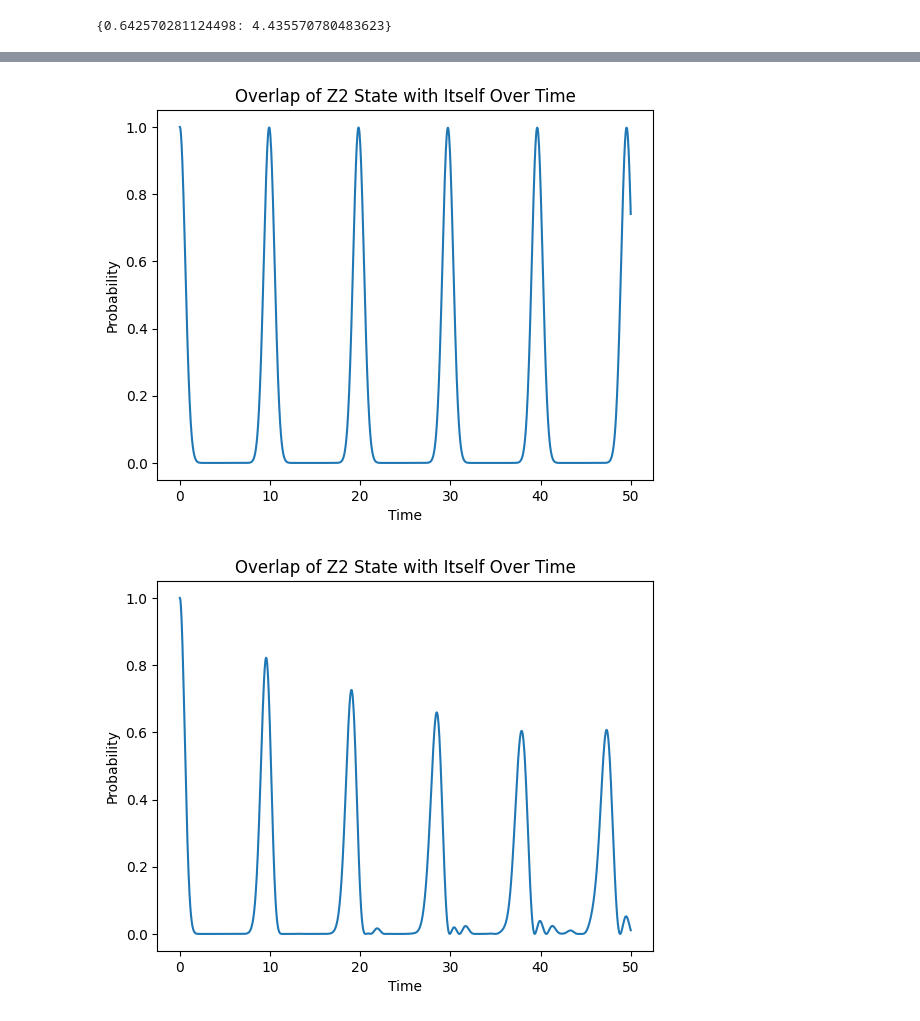
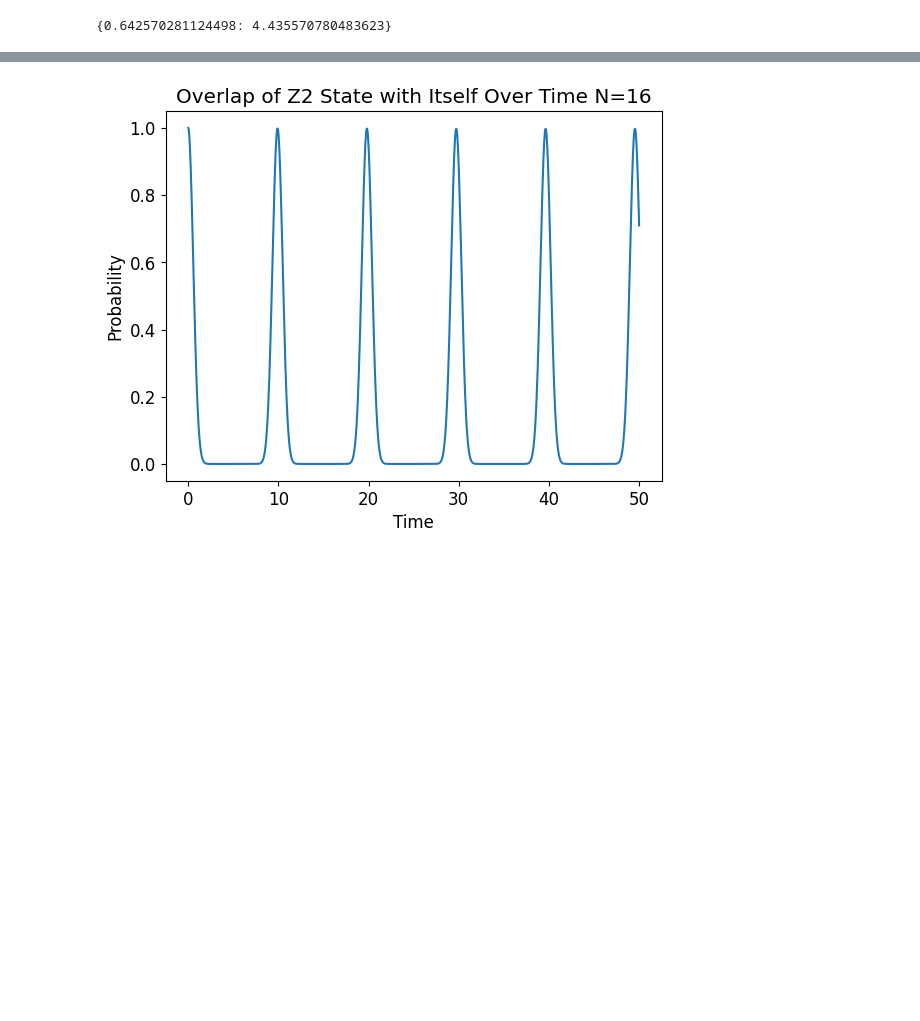
Before and after one commit to Idden/Quantum-Internship, a Jupyter notebook: Quantum_Batteries_Scars/betterPXP_Hamitonian.ipynb, the cells around one changed output, grey strips where cells are left out. Cells and saved outputs as stored; diff of their text form; code cells hidden in the pictures; blank space fills up the shorter version.

```diff
--- a/Quantum_Batteries_Scars/betterPXP_Hamitonian.ipynb
+++ b/Quantum_Batteries_Scars/betterPXP_Hamitonian.ipynb
@@ -10,5 +10,5 @@ from Quantum_Batteries_Scars.disorder_tests.quantumScarFunctions import *
 # %%
-N = 14 # IDDEN MAKE SURE TO MAKE THIS AN EVEN NUMBER <-----------------------------------------------------------------------------------------------------------------------------
+N = 16 # IDDEN MAKE SURE TO MAKE THIS AN EVEN NUMBER <-----------------------------------------------------------------------------------------------------------------------------
 basisList = binNoConsecOnesEfficient(N)
 for basis in basisList:
     if basis[0] == '1' and basis[-1] == '1':
@@ -377,6 +381,4 @@ plotAmpEigenstatesZ2Log(H0, psi0)
 # %%
-plotProbZ2Time(H0, psi0, t=50)
-plotProbZ2Time(qt.Qobj(ohms / 2 * matrixBareHamiltonian), psi0, t=50)
+plotProbZ2Time(H0, N, psi0, t=50)
 # %% [output]
-[figure, old version]
+[figure, new version]
-[figure, removed]
```
Also changed, not shown: parts of 3 cells of this notebook, 4 other files.
